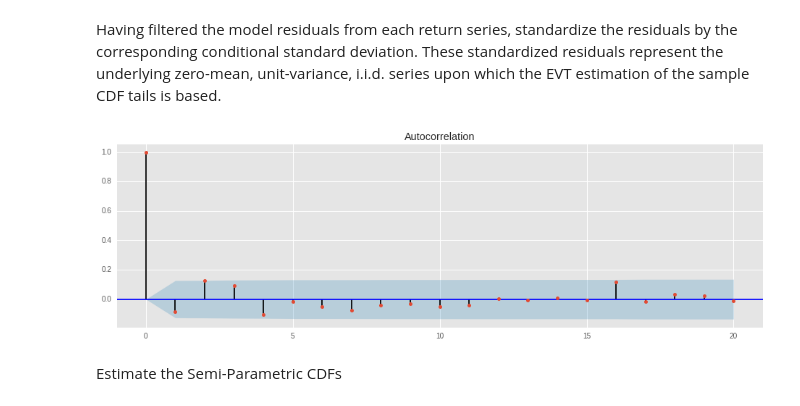
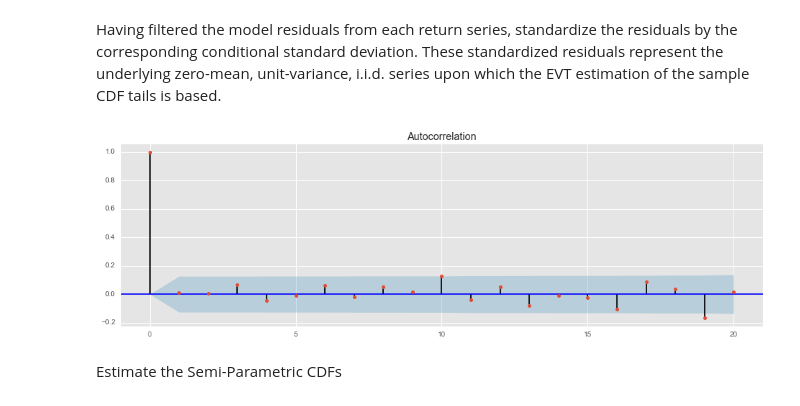
Before and after one commit to helderrezende/TCC, a Jupyter notebook: TCC Helder.ipynb, the cells around one changed output. Saved outputs shown, nothing was run; the diff lists cells and outputs as text; code cells hidden in the pictures.

```diff
--- a/TCC Helder.ipynb
+++ b/TCC Helder.ipynb
@@ -694,9 +643,9 @@ Having filtered the model residuals from each return series, standardize the res
 # %%
 fig = plt.figure(figsize=(16,10))
 ax1 = fig.add_subplot(211)
-fig = sm.graphics.tsa.plot_acf(resid, lags=20, ax=ax1)
+fig = sm.graphics.tsa.plot_acf(residuos_normalizados.ix[:,1], lags=20, ax=ax1)
 # %% [output]
-[figure, old version]
+[figure, new version]
 # %% [markdown]
 Estimate the Semi-Parametric CDFs
 # %%
```
Also changed, not shown: parts of 34 cells of this notebook, 4 other files.
